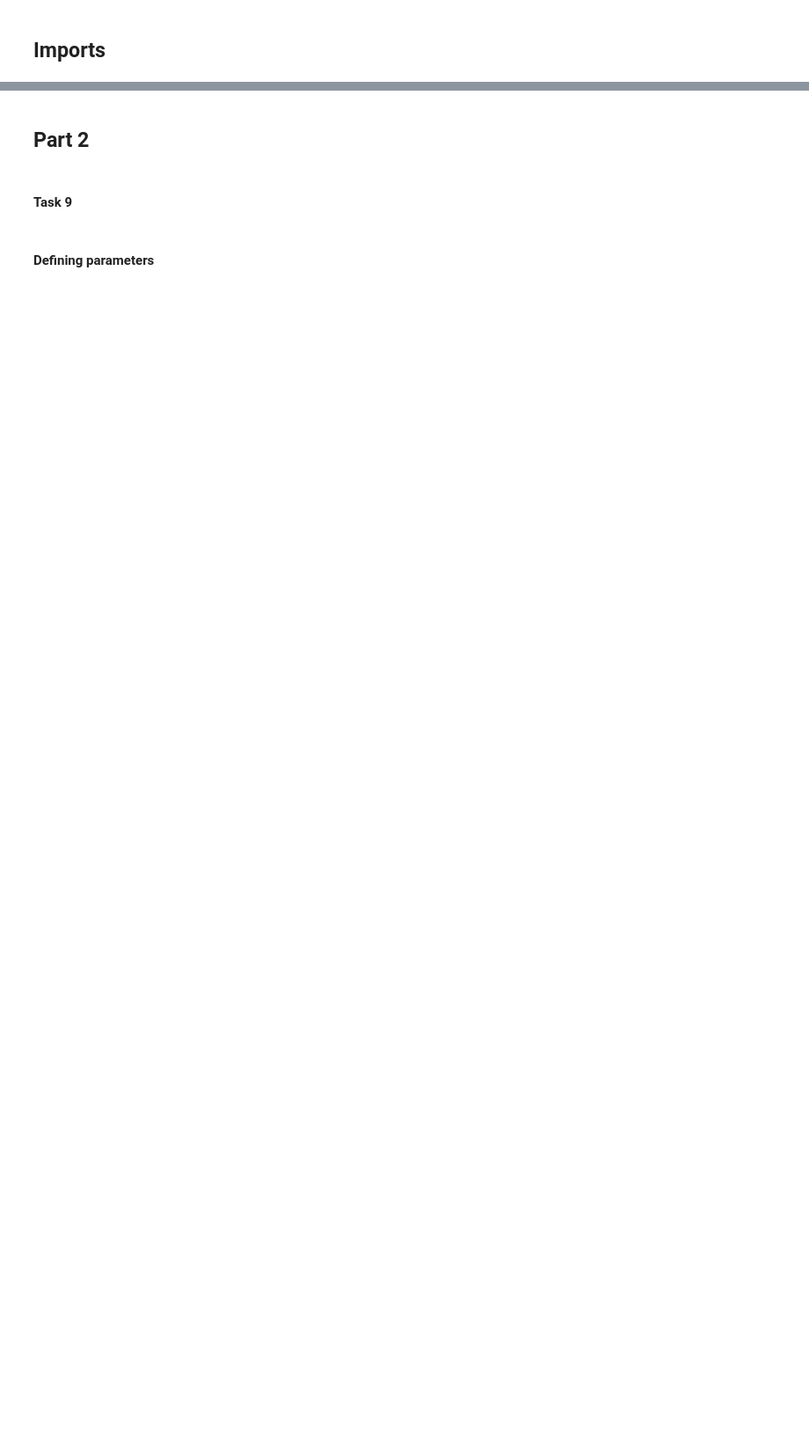
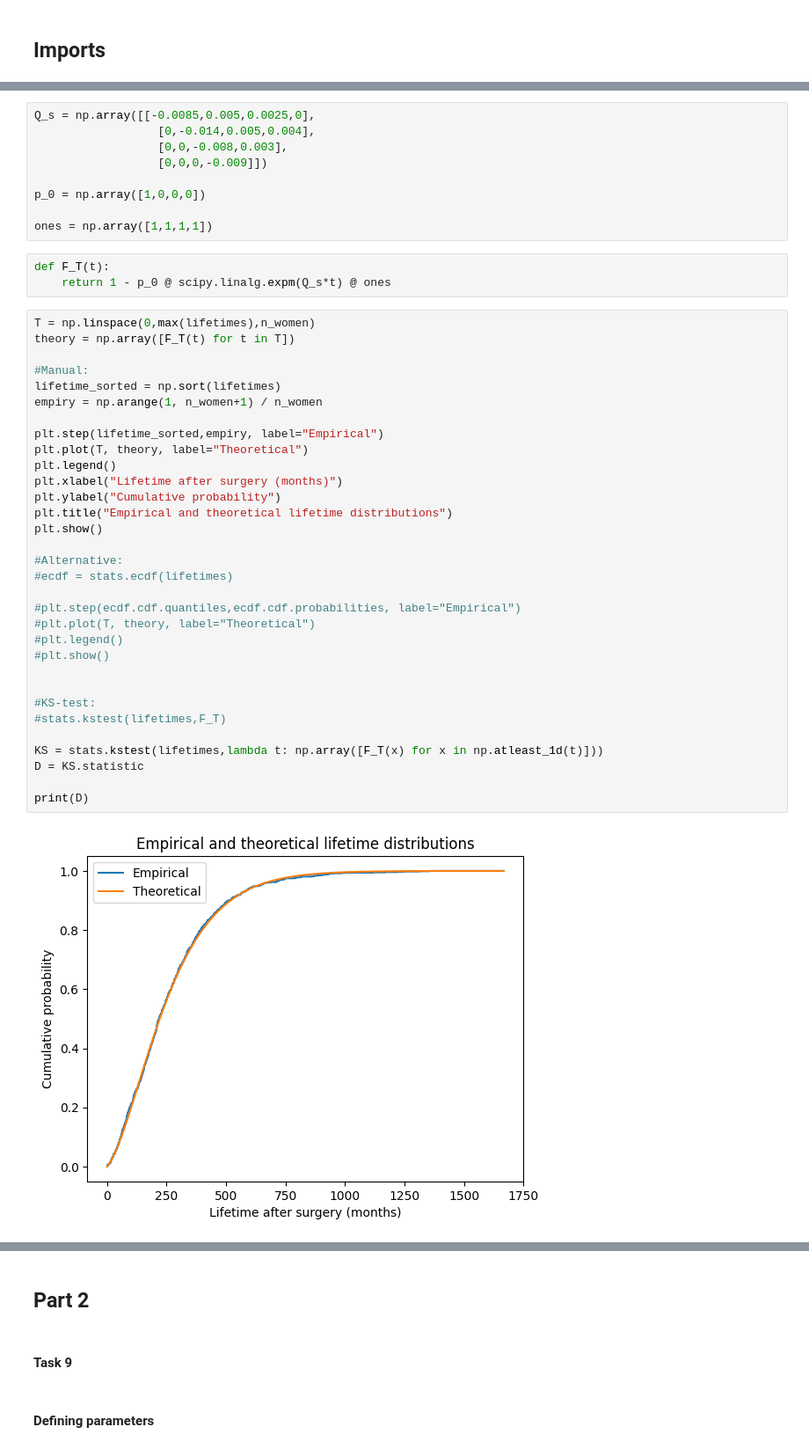
Before and after one commit to evelinaha/02443-Stochastic-Simulation, a Jupyter notebook: project_1/Part2.ipynb, the cells around one changed output, grey strips where cells are left out. Shown at 88% size. Saved outputs shown, nothing was run; the diff lists cells and outputs as text; blank space fills up the shorter version.

```diff
--- a/project_1/Part2.ipynb
+++ b/project_1/Part2.ipynb
@@ -7,0 +128,46 @@ import scipy.linalg as linalg
+# %%
+Q_s = np.array([[-0.0085,0.005,0.0025,0],
+                  [0,-0.014,0.005,0.004],
+                  [0,0,-0.008,0.003],
+                  [0,0,0,-0.009]])
+
+p_0 = np.array([1,0,0,0])
+
+ones = np.array([1,1,1,1])
+# %%
+def F_T(t):
+    return 1 - p_0 @ scipy.linalg.expm(Q_s*t) @ ones
+# %%
+T = np.linspace(0,max(lifetimes),n_women)
+theory = np.array([F_T(t) for t in T])
+
+#Manual:
+lifetime_sorted = np.sort(lifetimes)
+empiry = np.arange(1, n_women+1) / n_women
+
+plt.step(lifetime_sorted,empiry, label="Empirical")
+plt.plot(T, theory, label="Theoretical")
+plt.legend()
+plt.xlabel("Lifetime after surgery (months)")
+plt.ylabel("Cumulative probability")
+plt.title("Empirical and theoretical lifetime distributions")
+plt.show()
+
+#Alternative:
+#ecdf = stats.ecdf(lifetimes)
+
+#plt.step(ecdf.cdf.quantiles,ecdf.cdf.probabilities, label="Empirical")
+#plt.plot(T, theory, label="Theoretical")
+#plt.legend()
+#plt.show()
+
+
+#KS-test:
+#stats.kstest(lifetimes,F_T)
+
+KS = stats.kstest(lifetimes,lambda t: np.array([F_T(x) for x in np.atleast_1d(t)]))
+D = KS.statistic
+
+print(D)
+# %% [output]
+[figure, added]
```
Also changed, not shown: parts of 11 cells of this notebook.
